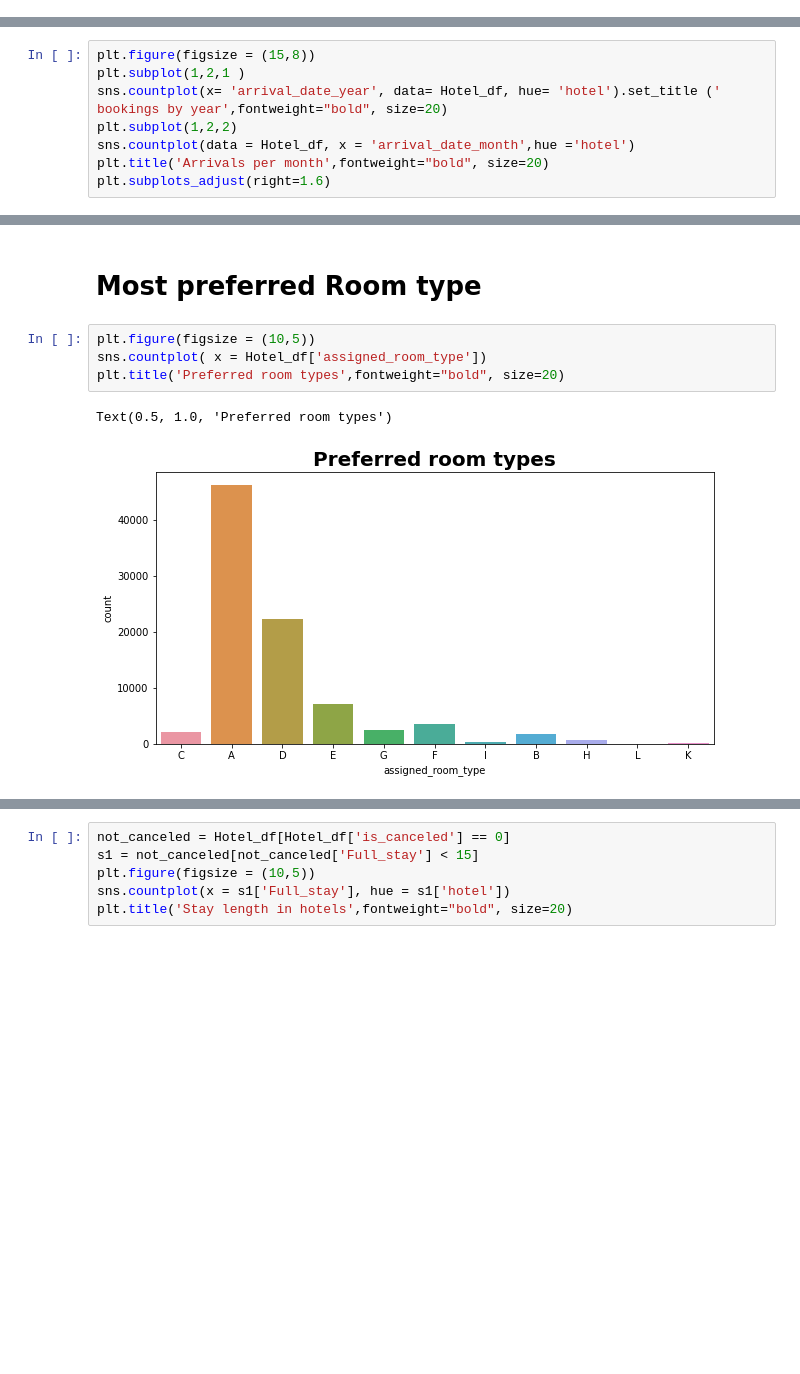
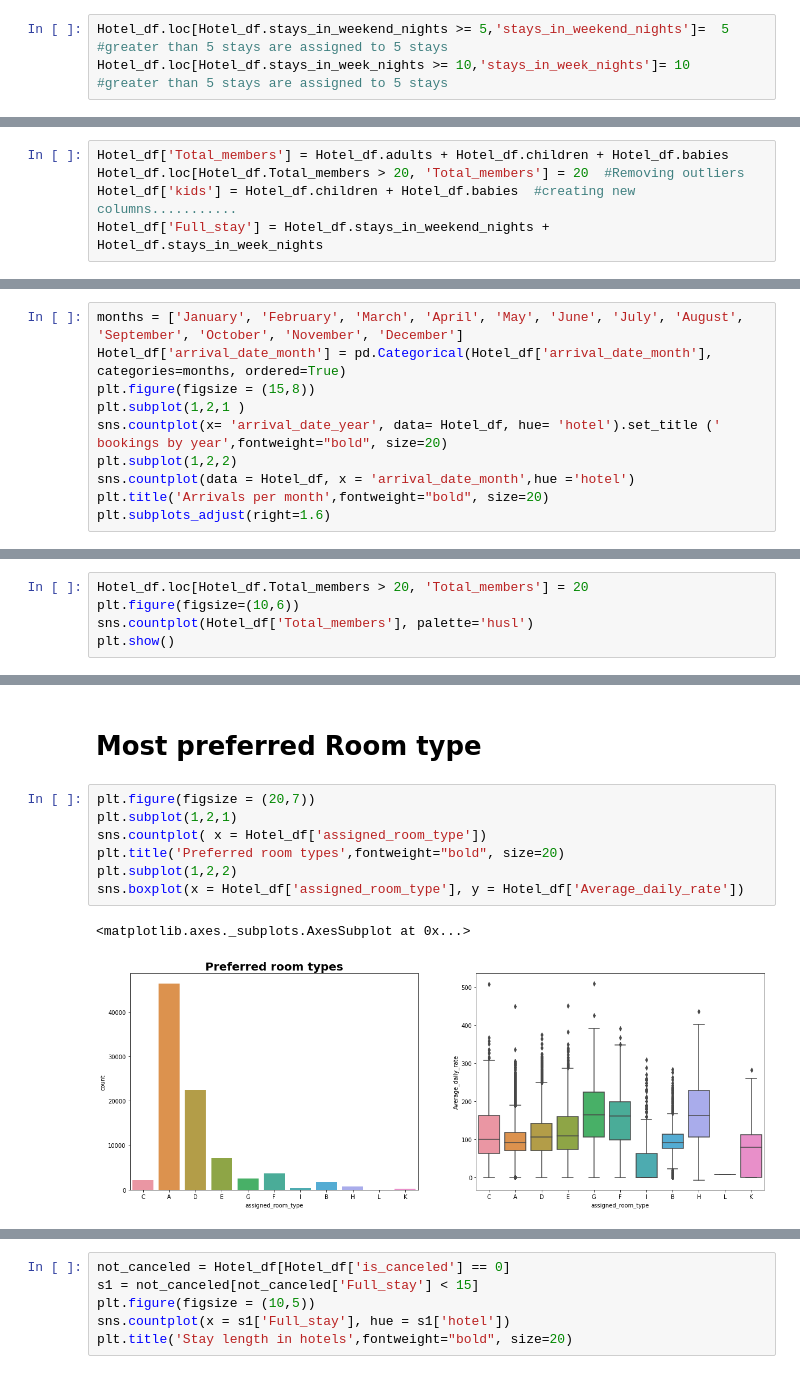
Before and after one commit to ShubhKjoshi/EDA_Hotel_booking_Analysis, a Jupyter notebook: Hotel_Booking_Analysis_Capstone_Project.ipynb, the cells around one changed output, grey strips where cells are left out. Saved outputs shown, nothing was run; the diff lists cells and outputs as text; blank space fills up the shorter version.

```diff
--- a/Hotel_Booking_Analysis_Capstone_Project.ipynb
+++ b/Hotel_Booking_Analysis_Capstone_Project.ipynb
@@ -225 +230,4 @@ Hotel_df
+# %%
+Hotel_df.loc[Hotel_df.stays_in_weekend_nights >= 5,'stays_in_weekend_nights']=  5  #greater than 5 stays are assigned to 5 stays
+Hotel_df.loc[Hotel_df.stays_in_week_nights >= 10,'stays_in_week_nights']= 10  #greater than 5 stays are assigned to 5 stays
 # %% [markdown]
@@ -242,0 +253,5 @@ From the scatter plot we can see that as length of Full_stay increases the Avera
+# %%
+Hotel_df['Total_members'] = Hotel_df.adults + Hotel_df.children + Hotel_df.babies
+Hotel_df.loc[Hotel_df.Total_members > 20, 'Total_members'] = 20  #Removing outliers
+Hotel_df['kids'] = Hotel_df.children + Hotel_df.babies  #creating new columns...........
+Hotel_df['Full_stay'] = Hotel_df.stays_in_weekend_nights + Hotel_df.stays_in_week_nights
@@ -309,6 +393,8 @@ November     2051
 January      1961
 Name: arrival_date_month, dtype: int64
 # %%
+months = ['January', 'February', 'March', 'April', 'May', 'June', 'July', 'August', 'September', 'October', 'November', 'December']
+Hotel_df['arrival_date_month'] = pd.Categorical(Hotel_df['arrival_date_month'], categories=months, ordered=True)
 plt.figure(figsize = (15,8))
 plt.subplot(1,2,1 )
 sns.countplot(x= 'arrival_date_year', data= Hotel_df, hue= 'hotel').set_title (' bookings by year',fontweight="bold", size=20)
@@ -349,0 +498,5 @@ Most guest are from Portugal and other Europian contries.
+# %%
+Hotel_df.loc[Hotel_df.Total_members > 20, 'Total_members'] = 20
+plt.figure(figsize=(10,6))
+sns.countplot(Hotel_df['Total_members'], palette='husl')
+plt.show()
@@ -364,9 +521,12 @@ Agent no. 9 has made most no. of bookings.
 # %% [markdown]
 # Most preferred Room type
 # %%
-plt.figure(figsize = (10,5))
+plt.figure(figsize = (20,7))
+plt.subplot(1,2,1)
 sns.countplot( x = Hotel_df['assigned_room_type'])
 plt.title('Preferred room types',fontweight="bold", size=20)
+plt.subplot(1,2,2)
+sns.boxplot(x = Hotel_df['assigned_room_type'], y = Hotel_df['Average_daily_rate'])
 # %% [output]
-Text(0.5, 1.0, 'Preferred room types')
+<matplotlib.axes._subplots.AxesSubplot at 0x...>
-[figure, old version]
+[figure, new version]
```
Also changed, not shown: parts of 68 cells of this notebook.
